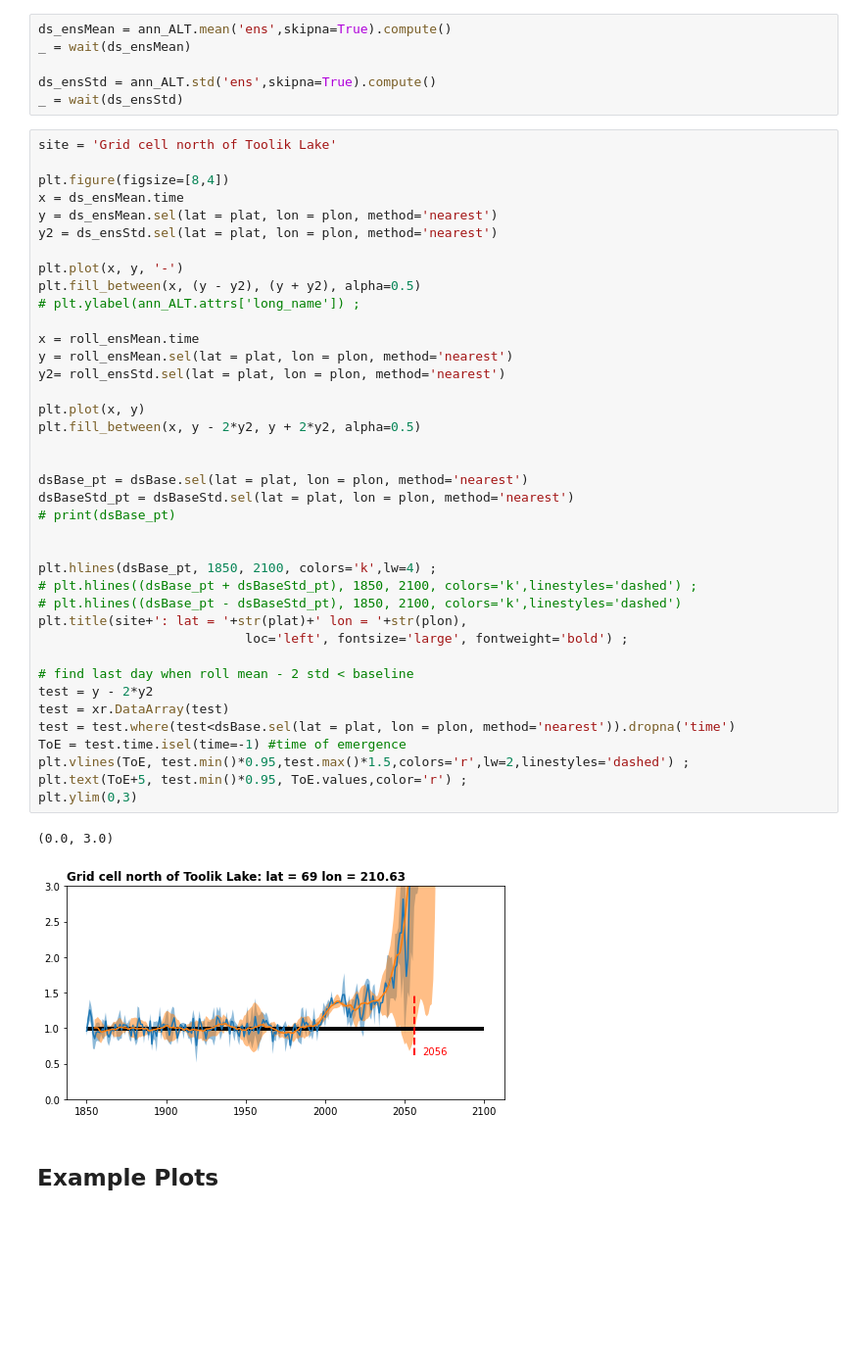
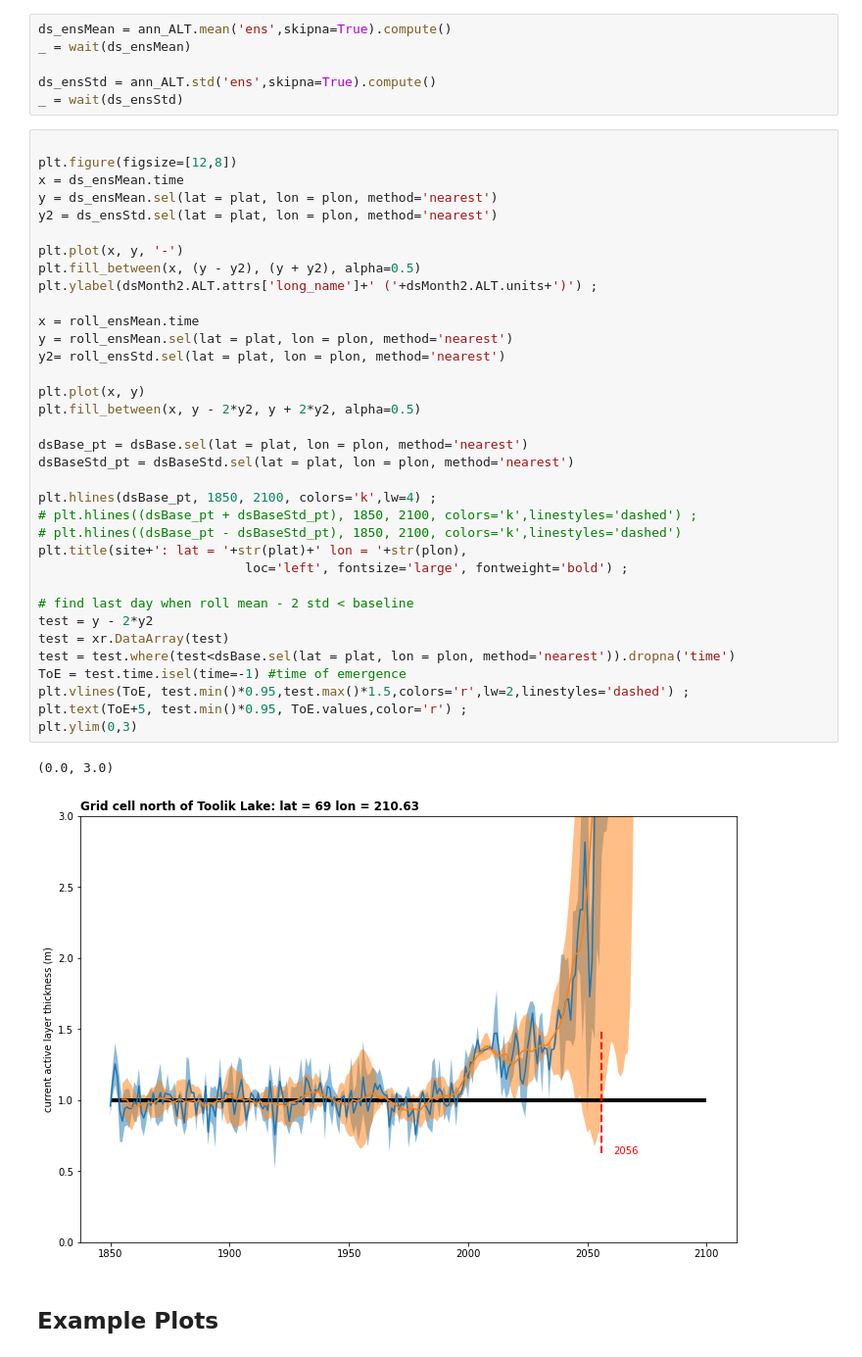
Before and after one commit to eschlerm/permafrost, a Jupyter notebook: LocalChange-ARC.ipynb, the cells around one changed output. Shown at 98% size. Saved outputs shown, nothing was run; the diff lists cells and outputs as text; blank space fills up the shorter version.

```diff
--- a/LocalChange-ARC.ipynb
+++ b/LocalChange-ARC.ipynb
@@ -896,47 +859,43 @@ _ = wait(ds_ensMean)
 ds_ensStd = ann_ALT.std('ens',skipna=True).compute()
 _ = wait(ds_ensStd)
 # %%
-site = 'Grid cell north of Toolik Lake'
 
-plt.figure(figsize=[8,4])
+plt.figure(figsize=[12,8])
 x = ds_ensMean.time
 y = ds_ensMean.sel(lat = plat, lon = plon, method='nearest')
 y2 = ds_ensStd.sel(lat = plat, lon = plon, method='nearest')
 
 plt.plot(x, y, '-')
 plt.fill_between(x, (y - y2), (y + y2), alpha=0.5)
-# plt.ylabel(ann_ALT.attrs['long_name']) ;
+plt.ylabel(dsMonth2.ALT.attrs['long_name']+' ('+dsMonth2.ALT.units+')') ;
 
 x = roll_ensMean.time
 y = roll_ensMean.sel(lat = plat, lon = plon, method='nearest')
 y2= roll_ensStd.sel(lat = plat, lon = plon, method='nearest')
 
 plt.plot(x, y)
 plt.fill_between(x, y - 2*y2, y + 2*y2, alpha=0.5)
 
-
 dsBase_pt = dsBase.sel(lat = plat, lon = plon, method='nearest')
 dsBaseStd_pt = dsBaseStd.sel(lat = plat, lon = plon, method='nearest')
-# print(dsBase_pt)
-
 
 plt.hlines(dsBase_pt, 1850, 2100, colors='k',lw=4) ;
 # plt.hlines((dsBase_pt + dsBaseStd_pt), 1850, 2100, colors='k',linestyles='dashed') ;
 # plt.hlines((dsBase_pt - dsBaseStd_pt), 1850, 2100, colors='k',linestyles='dashed')
 plt.title(site+': lat = '+str(plat)+' lon = '+str(plon),
                            loc='left', fontsize='large', fontweight='bold') ;
 
 # find last day when roll mean - 2 std < baseline
 test = y - 2*y2
 test = xr.DataArray(test)
 test = test.where(test<dsBase.sel(lat = plat, lon = plon, method='nearest')).dropna('time')
 ToE = test.time.isel(time=-1) #time of emergence
 plt.vlines(ToE, test.min()*0.95,test.max()*1.5,colors='r',lw=2,linestyles='dashed') ;
 plt.text(ToE+5, test.min()*0.95, ToE.values,color='r') ;
 plt.ylim(0,3)
 # %% [output]
 (0.0, 3.0)
-[figure, old version]
+[figure, new version]
 # %% [markdown]
 ## Example Plots
 # %%
```
Also changed, not shown: parts of 6 cells of this notebook.
